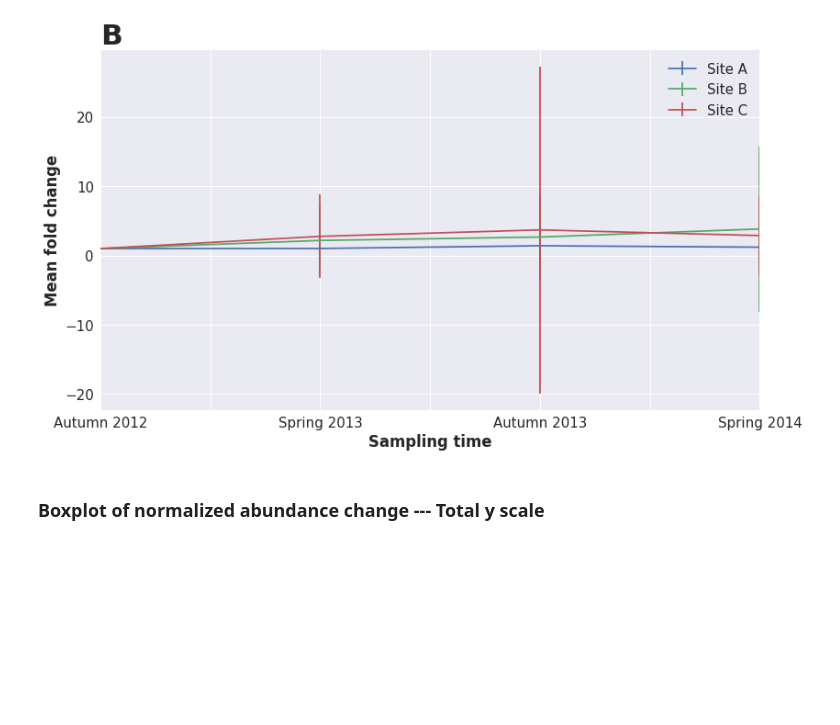
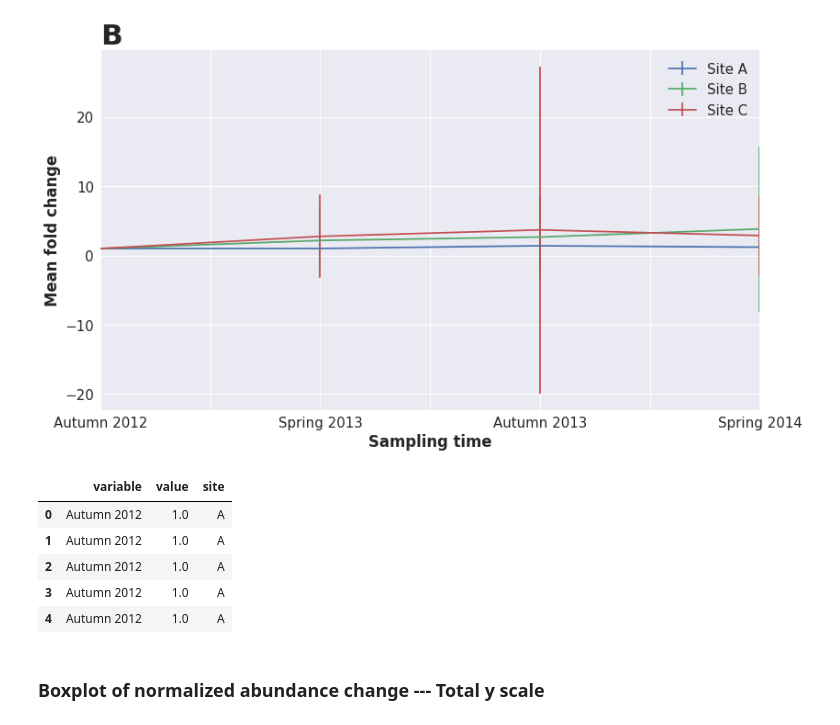
Before and after one commit to valdeanda/Time_series_mats, a Jupyter notebook: scripts/Bar_plots_composition.ipynb, the cells around one changed output. Cells and saved outputs as stored; diff of their text form; code cells hidden in the pictures; blank space fills up the shorter version.

```diff
--- a/scripts/Bar_plots_composition.ipynb
+++ b/scripts/Bar_plots_composition.ipynb
@@ -317,6 +317,15 @@ mc['site'] = ['C'] * len(mc)
 
 mconcat = pd.concat([ma, mb, mc])
 mmask = np.isnan(mconcat['value']) | np.isinf(mconcat['value'])
+# %%
+mconcat.head()
+# %% [output]
+|  | variable | value | site |
+| 0 | Autumn 2012 | 1.0 | A |
+| 1 | Autumn 2012 | 1.0 | A |
+| 2 | Autumn 2012 | 1.0 | A |
+| 3 | Autumn 2012 | 1.0 | A |
+| 4 | Autumn 2012 | 1.0 | A |
 # %% [markdown]
 ### Boxplot of normalized abundance change --- Total y scale
 # %%
```
Also changed, not shown: parts of 7 cells of this notebook.
